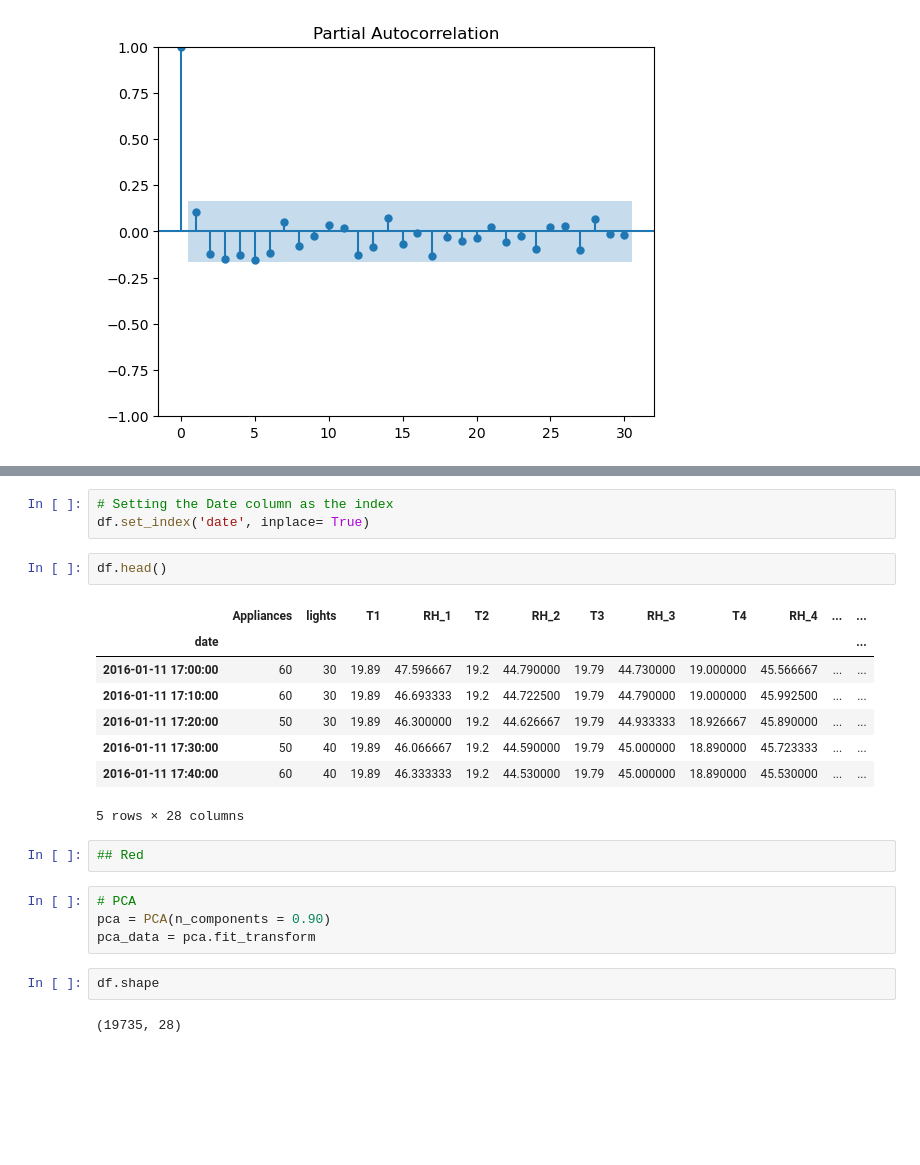
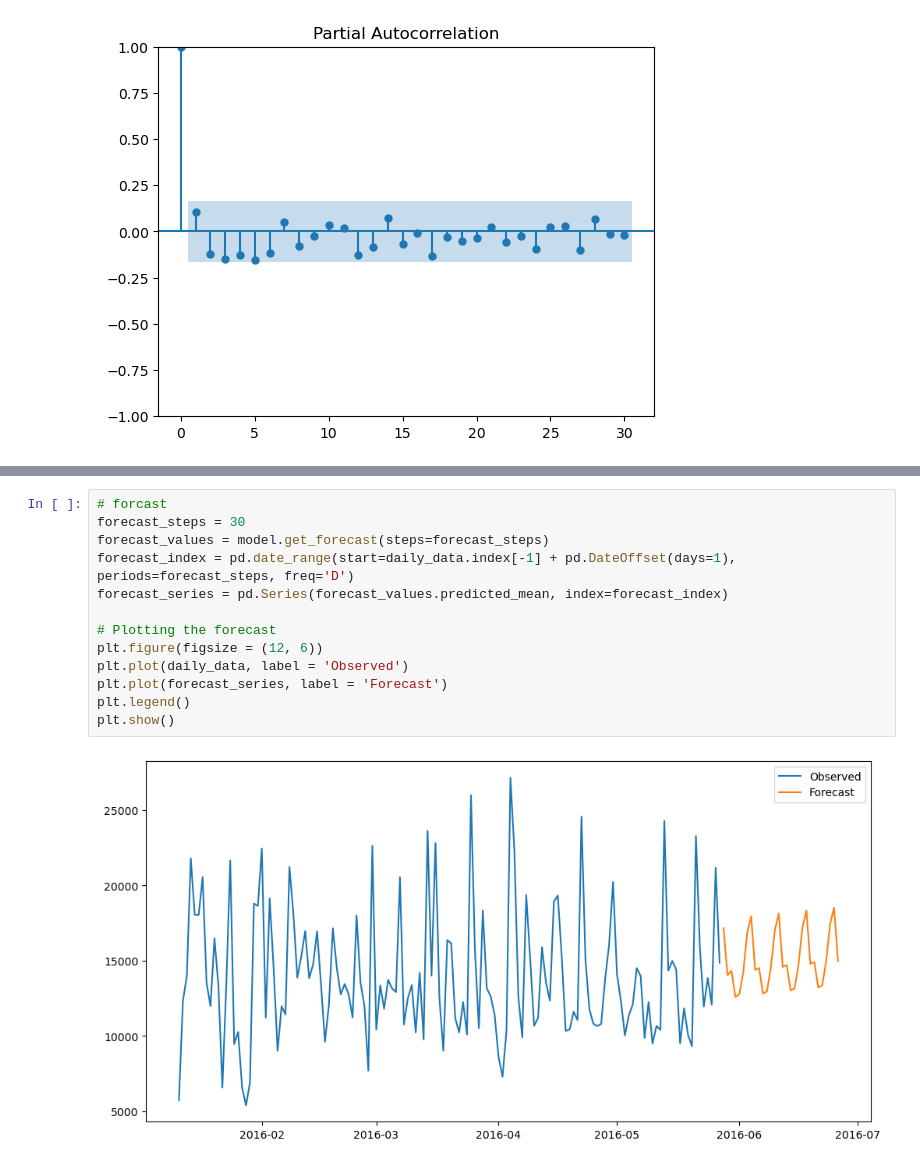
Before and after one commit to oluwakemih/Repeat-CA, a Jupyter notebook: Untitled.ipynb, the cells around one changed output, grey strips where cells are left out. Cells and saved outputs as stored; diff of their text form; blank space fills up the shorter version.

```diff
--- a/Untitled.ipynb
+++ b/Untitled.ipynb
@@ -168,24 +159,15 @@ pandas._libs.tslibs.timestamps.Timestamp
-# %%
-# Setting the Date column as the index
-df.set_index('date', inplace= True)
-# %%
-df.head()
-# %% [output]
-|  | Appliances | lights | T1 | RH_1 | T2 | RH_2 | T3 | RH_3 | T4 | RH_4 | ... | ... |
-| date |  |  |  |  |  |  |  |  |  |  |  | ... |
-| 2016-01-11 17:00:00 | 60 | 30 | 19.89 | 47.596667 | 19.2 | 44.790000 | 19.79 | 44.730000 | 19.000000 | 45.566667 | ... | ... |
-| 2016-01-11 17:10:00 | 60 | 30 | 19.89 | 46.693333 | 19.2 | 44.722500 | 19.79 | 44.790000 | 19.000000 | 45.992500 | ... | ... |
-| 2016-01-11 17:20:00 | 50 | 30 | 19.89 | 46.300000 | 19.2 | 44.626667 | 19.79 | 44.933333 | 18.926667 | 45.890000 | ... | ... |
-| 2016-01-11 17:30:00 | 50 | 40 | 19.89 | 46.066667 | 19.2 | 44.590000 | 19.79 | 45.000000 | 18.890000 | 45.723333 | ... | ... |
-| 2016-01-11 17:40:00 | 60 | 40 | 19.89 | 46.333333 | 19.2 | 44.530000 | 19.79 | 45.000000 | 18.890000 | 45.530000 | ... | ... |
-5 rows × 28 columns
-# %%
-## Red
-# %%
-# PCA
-pca = PCA(n_components = 0.90)
-pca_data = pca.fit_transform
-# %%
-df.shape
-# %% [output]
-(19735, 28)
+# %%
+# forcast
+forecast_steps = 30
+forecast_values = model.get_forecast(steps=forecast_steps)
+forecast_index = pd.date_range(start=daily_data.index[-1] + pd.DateOffset(days=1), periods=forecast_steps, freq='D')
+forecast_series = pd.Series(forecast_values.predicted_mean, index=forecast_index)
+
+# Plotting the forecast
+plt.figure(figsize = (12, 6))
+plt.plot(daily_data, label = 'Observed')
+plt.plot(forecast_series, label = 'Forecast')
+plt.legend()
+plt.show()
+# %% [output]
+[figure, added]
```
Also changed, not shown: parts of 21 cells of this notebook, 2 other files.
